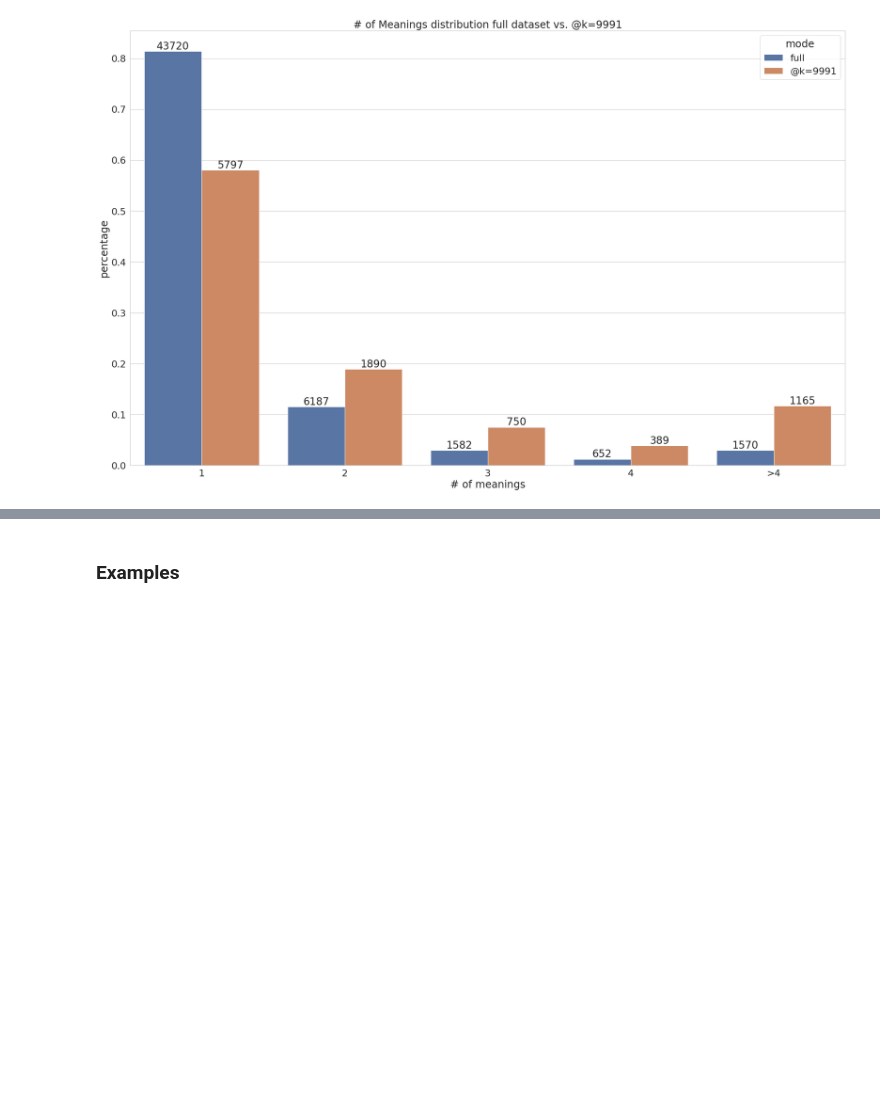
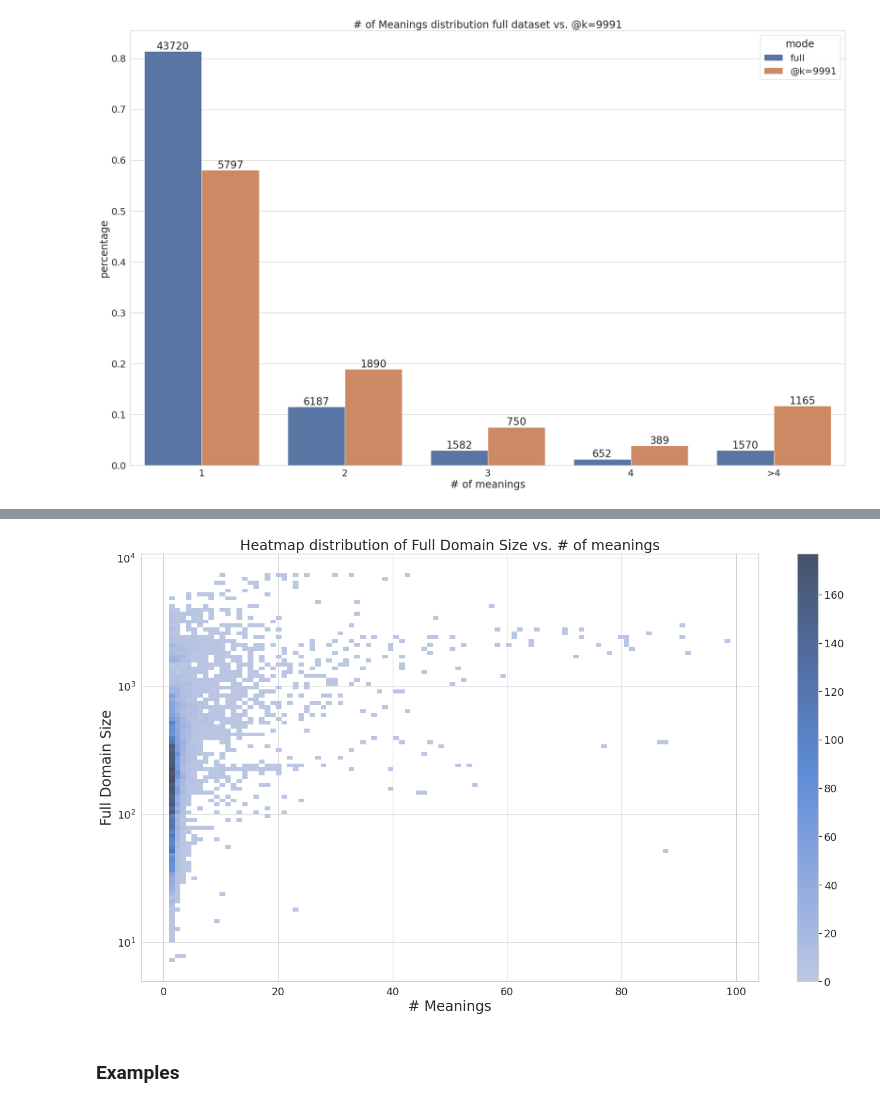
Before and after one commit to northeastern-datalab/domain_net, a Jupyter notebook: network_analysis/wikitables_dataset_evaluation.ipynb, the cells around one changed output, grey strips where cells are left out. Saved outputs shown, nothing was run; the diff lists cells and outputs as text; code cells hidden in the pictures; blank space fills up the shorter version.

```diff
--- a/network_analysis/wikitables_dataset_evaluation.ipynb
+++ b/network_analysis/wikitables_dataset_evaluation.ipynb
@@ -178,3 +196,10 @@ plt.savefig('figures/wikitables_datasets/wikipages_2013/selected_csv_tables/num_
+# %%
+sns.histplot(data=graph_stats_with_gt_and_metadata[(graph_stats_with_gt_and_metadata['bc_rank']<=k) & (graph_stats_with_gt_and_metadata['num_meanings']<=100)],
+             x="num_meanings", y="full_domain_size", bins=100, log_scale=(False, True), cbar=True, palette=sns.color_palette('rocket'))
+plt.xlabel("# Meanings");plt.ylabel("Full Domain Size");plt.title('Heatmap distribution of Full Domain Size vs. # of meanings');plt.tight_layout()
+plt.savefig('figures/wikitables_datasets/wikipages_2013/selected_csv_tables/distribution_of_full_domain_size_vs_num_meanings.svg')
+# %% [output]
+[figure, added]
 # %% [markdown]
 ### Examples
 # %%
```
Also changed, not shown: parts of 5 cells of this notebook.
